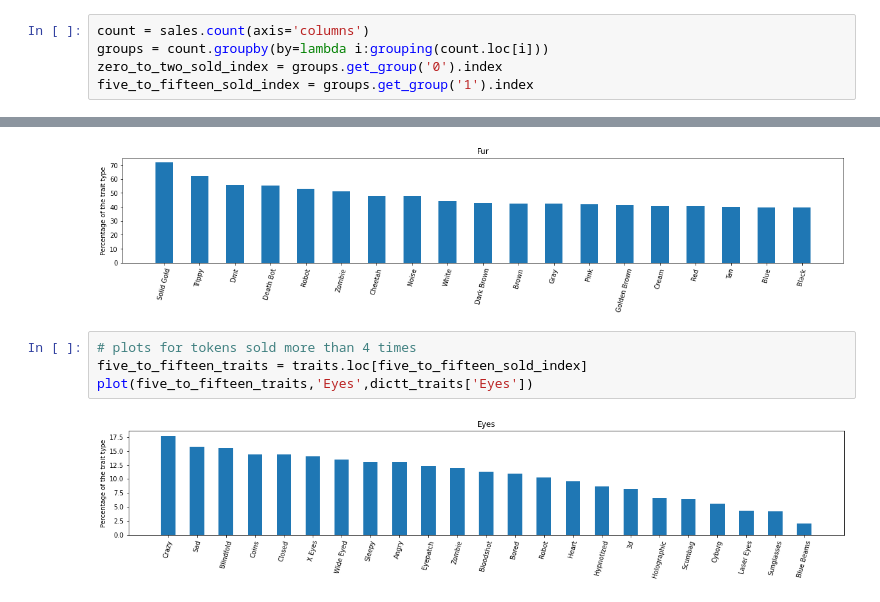
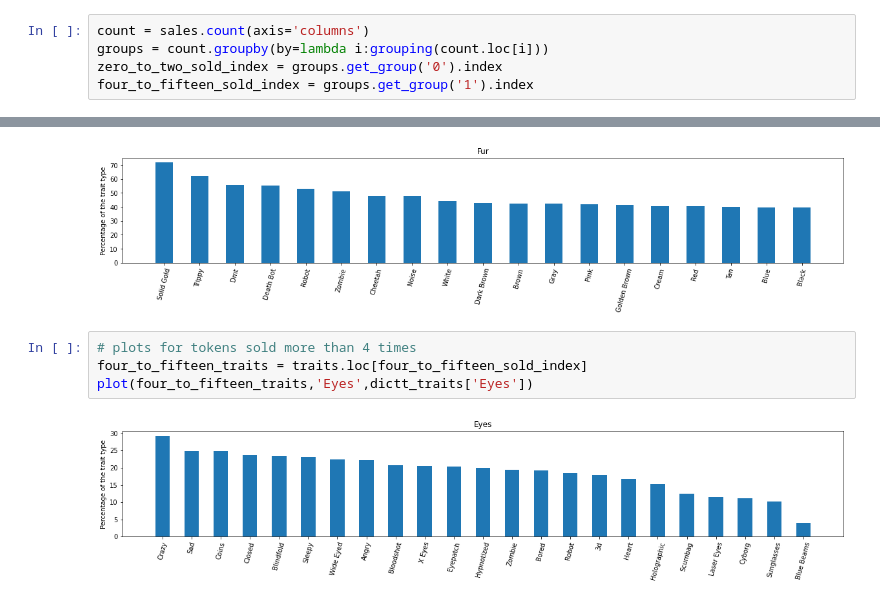
Before and after one commit to JunxianQu/ECE143_NFD_Prediction, a Jupyter notebook: Bar_Graphs_Visualization.ipynb, the cells around one changed output, grey strips where cells are left out. Saved outputs shown, nothing was run; the diff lists cells and outputs as text.

Commit message:
Bar Graph Visualizations for the traits.

```diff
--- a/Bar_Graphs_Visualization.ipynb
+++ b/Bar_Graphs_Visualization.ipynb
@@ -41,7 +41,7 @@ def barplot_traits(x):
 count = sales.count(axis='columns')
 groups = count.groupby(by=lambda i:grouping(count.loc[i]))
 zero_to_two_sold_index = groups.get_group('0').index
-five_to_fifteen_sold_index = groups.get_group('1').index
+four_to_fifteen_sold_index = groups.get_group('1').index
 # %%
 # plots for tokens sold less than 2 times
 traits_not_sold = traits.loc[zero_to_two_sold_index]
@@ -50,7 +50,7 @@ plot(traits_not_sold,'Fur',dictt_traits['Fur'])
 [figure]
 # %%
 # plots for tokens sold more than 4 times
-five_to_fifteen_traits = traits.loc[five_to_fifteen_sold_index]
-plot(five_to_fifteen_traits,'Eyes',dictt_traits['Eyes'])
+four_to_fifteen_traits = traits.loc[four_to_fifteen_sold_index]
+plot(four_to_fifteen_traits,'Eyes',dictt_traits['Eyes'])
 # %% [output]
-[figure, old version]
+[figure, new version]
```
Also changed, not shown: parts of 1 cell of this notebook.
